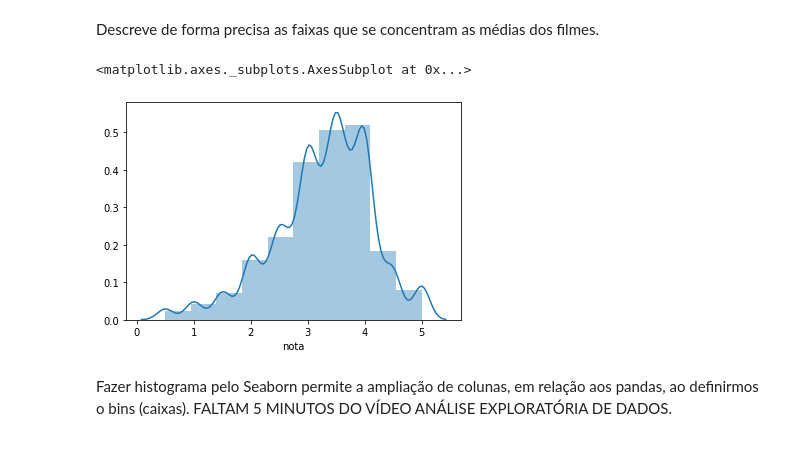
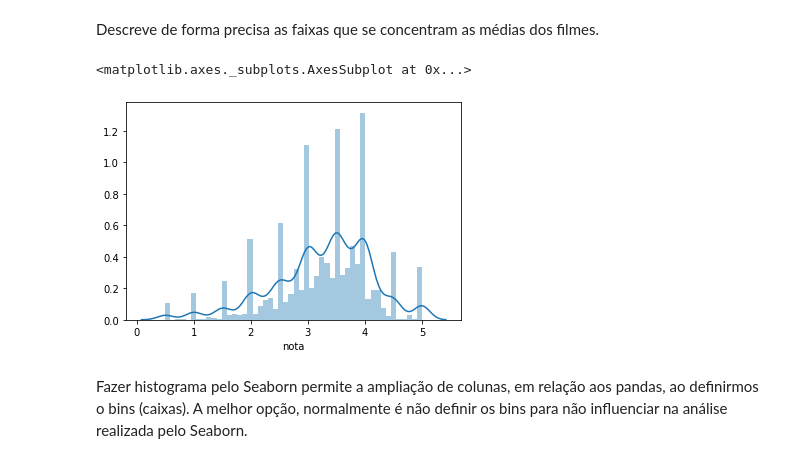
Before and after one commit to KerliS9/Cientista-de-dados, a Jupyter notebook: Introdução_à_Data_Science.ipynb, the cells around one changed output. Cells and saved outputs as stored; diff of their text form; code cells hidden in the pictures.

```diff
--- a/Introdução_à_Data_Science.ipynb
+++ b/Introdução_à_Data_Science.ipynb
@@ -233,10 +237,10 @@ Name: nota, dtype: float64
 # %% [markdown]
 Descreve de forma precisa as faixas que se concentram as médias dos filmes.
 # %%
-sns.distplot(medias_por_filme, bins=10)
+sns.distplot(medias_por_filme, bins=50)
 # %% [output]
 <matplotlib.axes._subplots.AxesSubplot at 0x...>
-[figure, old version]
+[figure, new version]
 # %% [markdown]
 Fazer histograma pelo Seaborn permite a ampliação de colunas, em relação aos pandas, ao definirmos o bins (caixas).
-FALTAM 5 MINUTOS DO VÍDEO ANÁLISE EXPLORATÓRIA DE DADOS.
+A melhor opção, normalmente é não definir os bins para não influenciar na análise realizada pelo Seaborn.
```
Also changed, not shown: parts of 5 cells of this notebook.
